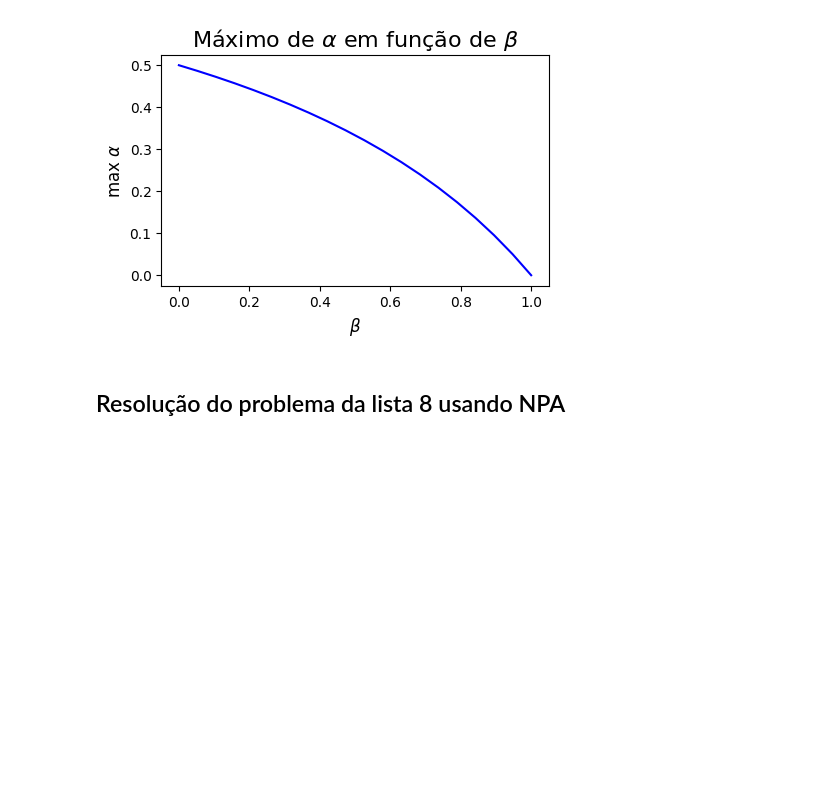
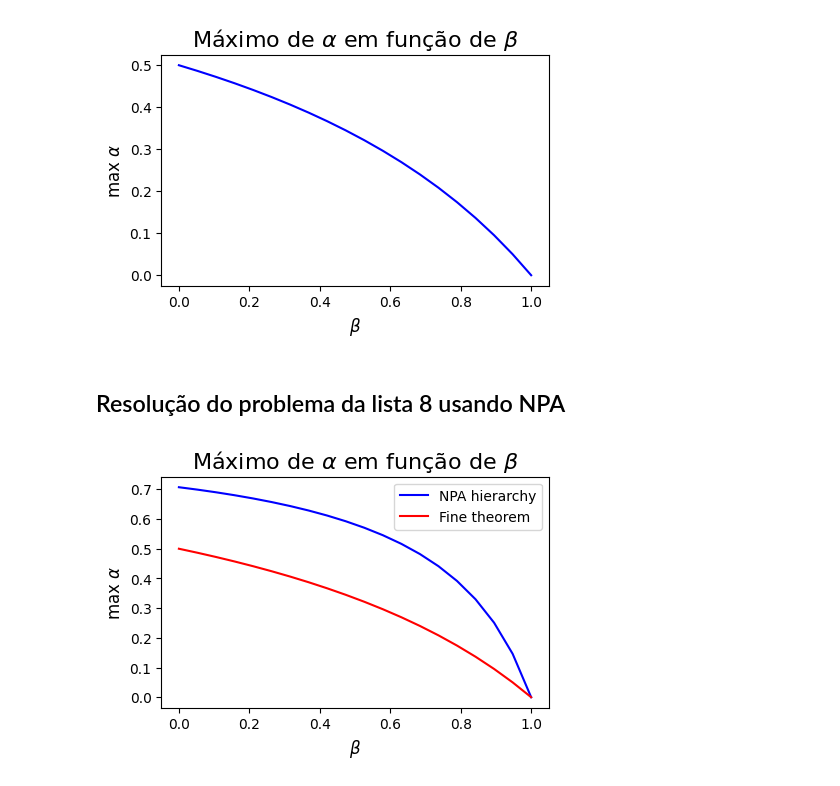
Before and after one commit to arthurkenzo/FI205_listas, a Jupyter notebook: lista_08.ipynb, the cells around one changed output. Cells and saved outputs as stored; diff of their text form; code cells hidden in the pictures; blank space fills up the shorter version.

Commit message:
Implementação do cálculo das cotas de alpha com hierarquia NPA.

```diff
--- a/lista_08.ipynb
+++ b/lista_08.ipynb
@@ -96,6 +96,8 @@ plt.xlabel(r'$\beta$', fontsize=12)
 plt.show()
 # %% [output]
 [figure]
+# %%
+alphasFine = alphas
 # %% [markdown]
 ## Resolução do problema da lista 8 usando NPA
 # %%
@@ -131,35 +133,62 @@ for beta in betas:
     constraints += [alpha <= 1]
 
     # Computes values for the coefficients on the p(ab|xy) distribution given in the exercise
     linearCoeffs, independentCoeffs = getCoeffs(beta)
 
 
-    x = cp.Variable(shape=1)
-    y = cp.Variable(shape=1)
-    gamma = cp.Variable(shape=(5,5))
+    # x = cp.Variable(shape=1)
+    # y = cp.Variable(shape=1)
+    # gamma = [[0 for i in range(5)] for j in range(5)]
+    gamma = cp.Variable(shape = (5,5))
 
+    constraints += [gamma[0][1] == (linearCoeffs[0] + linearCoeffs[4])*alpha + independentCoeffs[0] + independentCoeffs[4]]
+    constraints += [gamma[0][2] == (linearCoeffs[2] + linearCoeffs[6])*alpha + independentCoeffs[2] + independentCoeffs[6]]
+    constraints += [gamma[0][3] == (linearCoeffs[0] + linearCoeffs[8])*alpha + independentCoeffs[0] + independentCoeffs[8]]
+    constraints += [gamma[0][4] == (linearCoeffs[1] + linearCoeffs[9])*alpha + independentCoeffs[1] + independentCoeffs[9]]
 
+    constraints += [gamma[1][1] == (linearCoeffs[0] + linearCoeffs[4])*alpha + independentCoeffs[0] + independentCoeffs[4]]
+    constraints += [gamma[2][2] == (linearCoeffs[2] + linearCoeffs[6])*alpha + independentCoeffs[2] + independentCoeffs[6]]
+    constraints += [gamma[3][3] == (linearCoeffs[0] + linearCoeffs[8])*alpha + independentCoeffs[0] + independentCoeffs[8]]
+    constraints += [gamma[4][4] == (linearCoeffs[1] + linearCoeffs[9])*alpha + independentCoeffs[1] + independentCoeffs[9]]
 
+    constraints += [gamma[1][3] == linearCoeffs[0]*alpha + independentCoeffs[0]]
+    constraints += [gamma[1][4] == linearCoeffs[1]*alpha + independentCoeffs[1]]
+    constraints += [gamma[2][3] == linearCoeffs[2]*alpha + independentCoeffs[2]]
+    constraints += [gamma[2][4] == linearCoeffs[3]*alpha + independentCoeffs[3]]
+
+    constraints += [gamma[0][0] == 1]
+
+    for i in range(5):
+        for j in range(5):
+            if i > j:
+                constraints += [gamma[i][j] == gamma[j, i]]
+
+    # Constraints
+    constraints += [gamma >> 0]
 
     objective = cp.Maximize(alpha)
     problem = cp.Problem(objective=objective, constraints=constraints)
 
     resultado = problem.solve(solver="MOSEK", verbose=False)
     if(resultado != None):
         optimalPoint = alpha.value
         alphas += [optimalPoint]
-        optimumDistribution = [p[i].value for i in range(16)]
         # print("Optimum found at alpha = {}".format(optimalPoint))
         # print("Joint distribution values: {}".format(optimumDistribution))
     else:
         print("Infeasible or unbounded problem.")
 
 
 plt.figure(figsize=(5, 3))
-plt.plot(betas, alphas, color='blue')
+plt.plot(betas, alphas, color='blue', label="NPA hierarchy")
+plt.plot(betas, alphasFine, color='red', label="Fine theorem")
 
 plt.title(r'Máximo de $\alpha$ em função de $\beta$', fontsize=16)
 plt.ylabel(r'max $\alpha$', fontsize=12)
 plt.xlabel(r'$\beta$', fontsize=12)
 
+plt.legend()
+
 plt.show()
+# %% [output]
+[figure, added]
```
